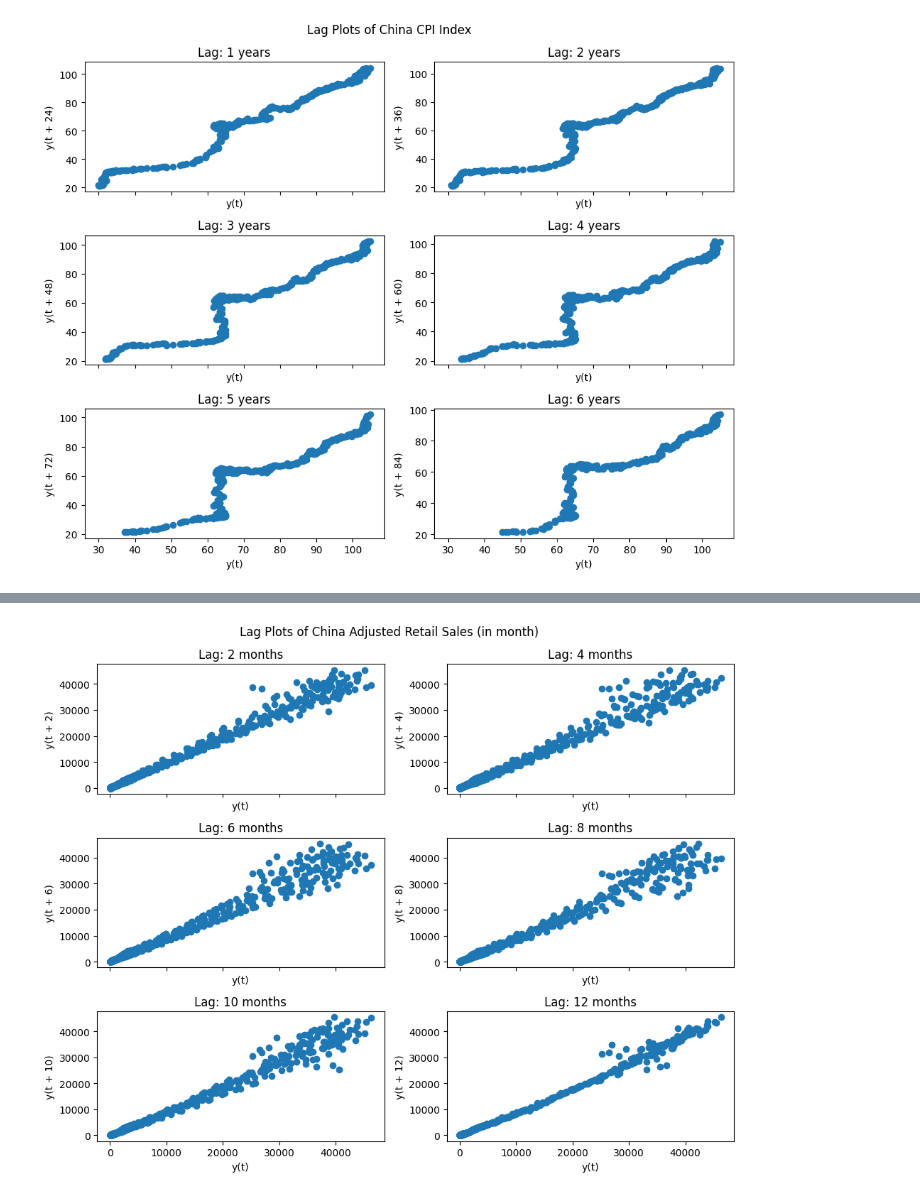
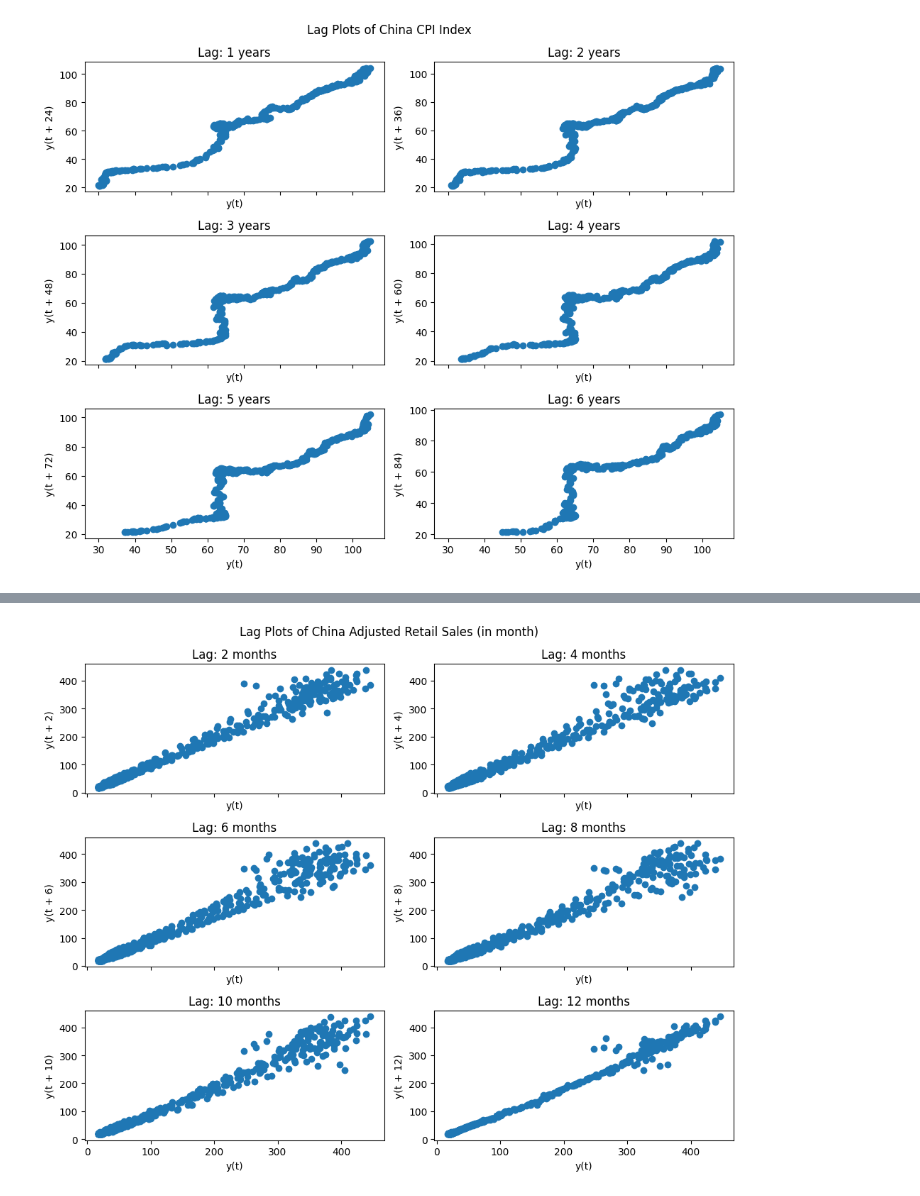
Before and after one commit to FlyingCuteCats/Freetime-Projects, a Jupyter notebook: China Retail Sales/Process.ipynb, the cells around one changed output, grey strips where cells are left out. Drawn from its saved outputs; the diff is of its cells as text; code cells hidden in the pictures.

```diff
--- a/China Retail Sales/Process.ipynb
+++ b/China Retail Sales/Process.ipynb
@@ -150,7 +150,7 @@ fig, axs = plt.subplots(3, 2, figsize=(10,8),sharex=True)
 axs_flat = axs.flatten()
 
 for i in range(6):
-    pd.plotting.lag_plot(cncpi_ts, lag = 12 * (i+2), ax = axs_flat[i])
+    pd.plotting.lag_plot(cncpi_ts['CPIIndex'], lag = 12 * (i+2), ax = axs_flat[i])
     axs_flat[i].title.set_text(f"Lag: {(i+1)} years")
 
 plt.suptitle("Lag Plots of China CPI Index")
@@ -163,7 +163,7 @@ fig, axs = plt.subplots(3, 2, figsize=(10,8),sharex=True)
 axs_flat = axs.flatten()
 
 for i in range(6):
-    pd.plotting.lag_plot(cnadj_ts, lag = 24 * (i+1), ax = axs_flat[i])
+    pd.plotting.lag_plot(cnadj_ts['Adjusted Retail Sales (CNY 100M)'], lag = 24 * (i+1), ax = axs_flat[i])
     axs_flat[i].title.set_text(f"Lag: {(i+1)*2} years")
 
 plt.suptitle("Lag Plots of China Adjusted Retail Sales (in year)")
@@ -174,13 +174,13 @@ plt.show()
 # %%
 fig, axs = plt.subplots(3, 2, figsize=(10,8),sharex=True)
 axs_flat = axs.flatten()
 
 for i in range(6):
-    pd.plotting.lag_plot(cnadj_ts, lag = 2 * (i+1), ax = axs_flat[i])
+    pd.plotting.lag_plot(cnadj_ts['Adjusted Retail Sales (CNY 100M)'], lag = 2 * (i+1), ax = axs_flat[i])
     axs_flat[i].title.set_text(f"Lag: {(i+1)*2} months")
 
 plt.suptitle("Lag Plots of China Adjusted Retail Sales (in month)")
 plt.tight_layout()
 plt.show()
 # %% [output]
-[figure, old version]
+[figure, new version]
```
Also changed, not shown: parts of 2 cells of this notebook.
